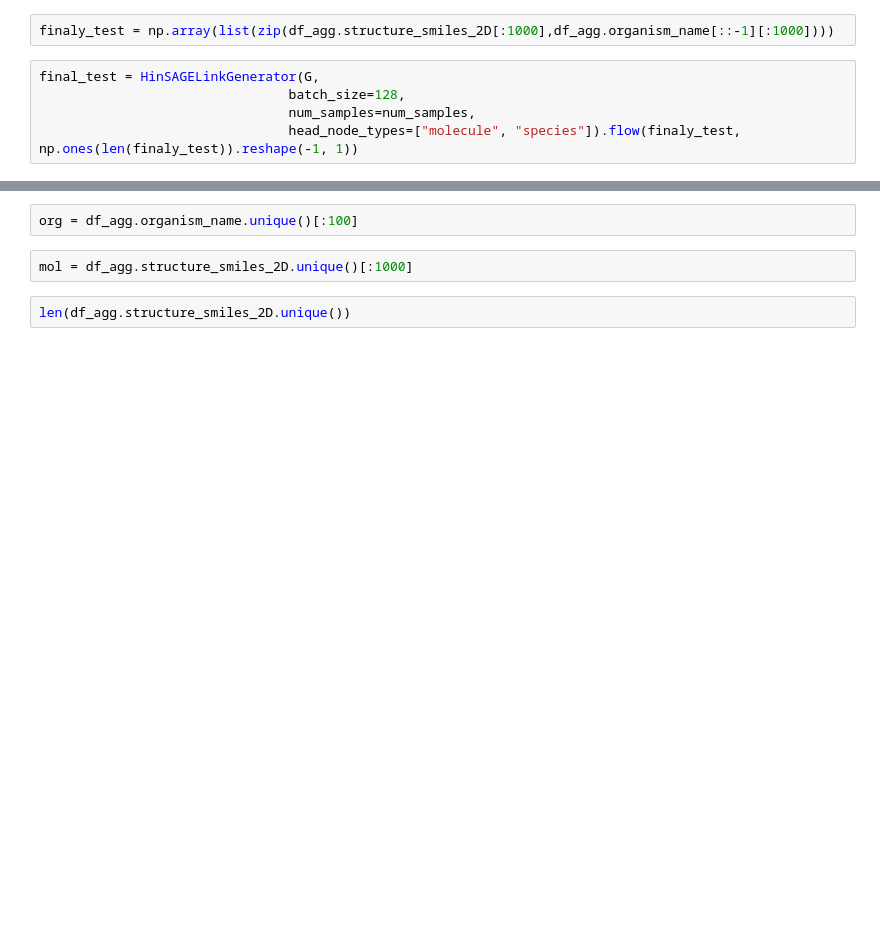
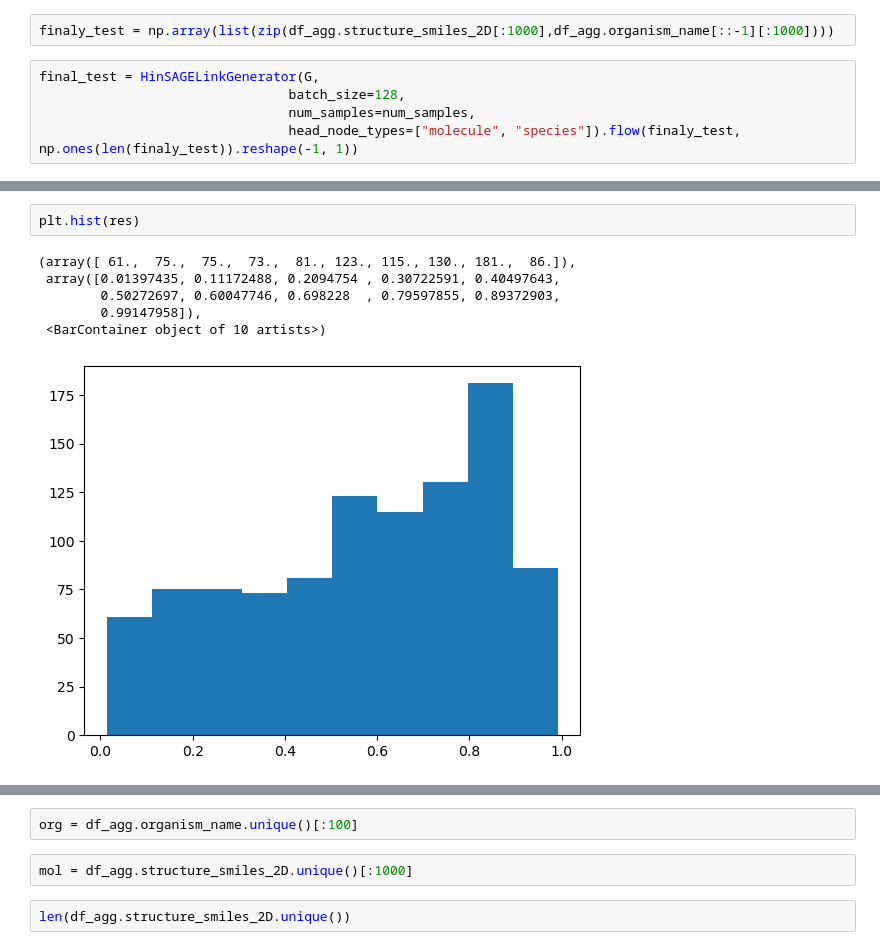
Before and after one commit to anticipated-chemistry-of-life/GNN, a Jupyter notebook: HinSAGE_mol_to_species.ipynb, the cells around one changed output, grey strips where cells are left out. Saved outputs shown, nothing was run; the diff lists cells and outputs as text; blank space fills up the shorter version.

```diff
--- a/HinSAGE_mol_to_species.ipynb
+++ b/HinSAGE_mol_to_species.ipynb
@@ -376,3 +346,12 @@ len(res[res>0.9])/len(res)
+# %%
+plt.hist(res)
+# %% [output]
+(array([ 61.,  75.,  75.,  73.,  81., 123., 115., 130., 181.,  86.]),
+ array([0.01397435, 0.11172488, 0.2094754 , 0.30722591, 0.40497643,
+        0.50272697, 0.60047746, 0.698228  , 0.79597855, 0.89372903,
+        0.99147958]),
+ <BarContainer object of 10 artists>)
+[figure, added]
 # %%
 finaly_test[res>0.9]
 # %% [output]
```
Also changed, not shown: parts of 42 cells of this notebook, 3 other files.
